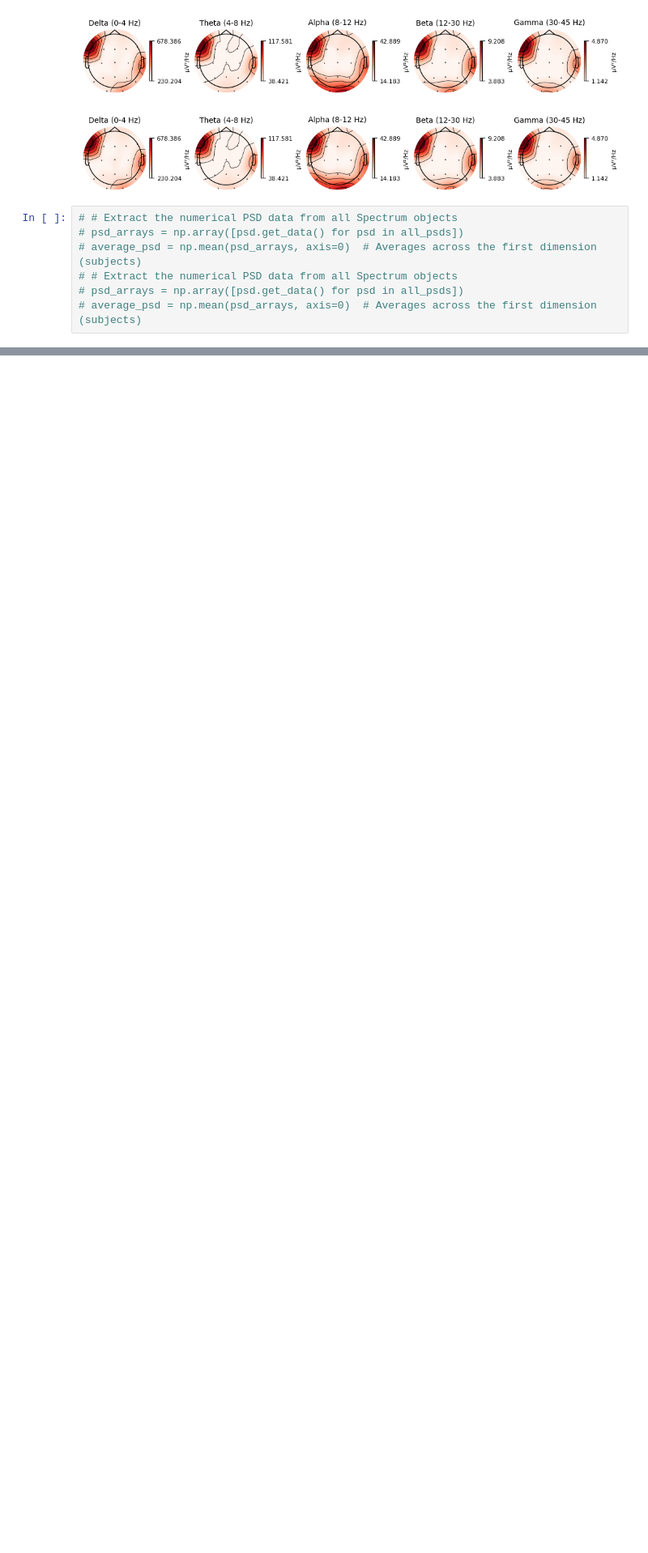
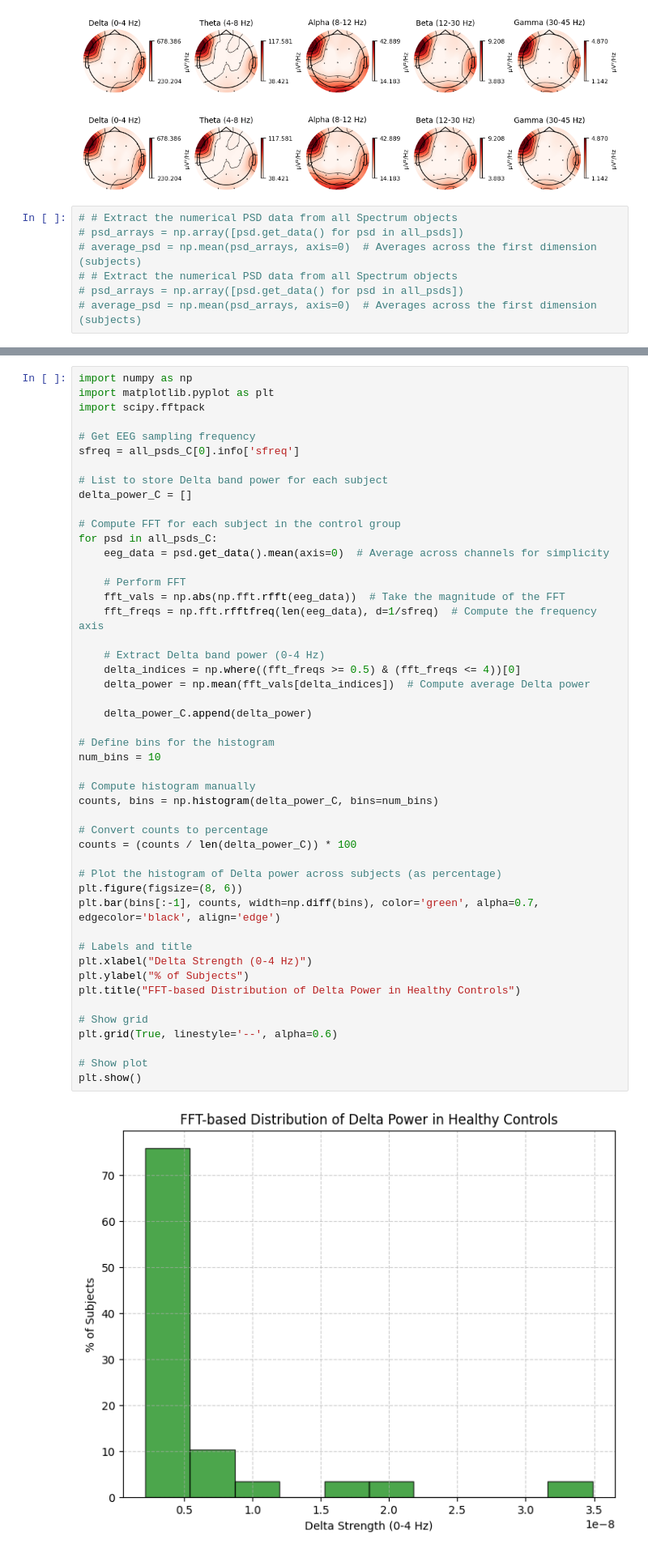
Before and after one commit to ans9868/neuroInfo, a Jupyter notebook: eeg-classification.ipynb, the cells around one changed output, grey strips where cells are left out. Shown at 81% size. Drawn from its saved outputs; the diff is of its cells as text; blank space fills up the shorter version.

```diff
--- a/eeg-classification.ipynb
+++ b/eeg-classification.ipynb
@@ -737,0 +737,50 @@ plt.show()
+# %%
+import numpy as np
+import matplotlib.pyplot as plt
+import scipy.fftpack
+
+# Get EEG sampling frequency
+sfreq = all_psds_C[0].info['sfreq']
+
+# List to store Delta band power for each subject
+delta_power_C = []
+
+# Compute FFT for each subject in the control group
+for psd in all_psds_C:
+    eeg_data = psd.get_data().mean(axis=0)  # Average across channels for simplicity
+
+    # Perform FFT
+    fft_vals = np.abs(np.fft.rfft(eeg_data))  # Take the magnitude of the FFT
+    fft_freqs = np.fft.rfftfreq(len(eeg_data), d=1/sfreq)  # Compute the frequency axis
+
+    # Extract Delta band power (0-4 Hz)
+    delta_indices = np.where((fft_freqs >= 0.5) & (fft_freqs <= 4))[0]
+    delta_power = np.mean(fft_vals[delta_indices])  # Compute average Delta power
+
+    delta_power_C.append(delta_power)
+
+# Define bins for the histogram
+num_bins = 10
+
+# Compute histogram manually
+counts, bins = np.histogram(delta_power_C, bins=num_bins)
+
+# Convert counts to percentage
+counts = (counts / len(delta_power_C)) * 100
+
+# Plot the histogram of Delta power across subjects (as percentage)
+plt.figure(figsize=(8, 6))
+plt.bar(bins[:-1], counts, width=np.diff(bins), color='green', alpha=0.7, edgecolor='black', align='edge')
+
+# Labels and title
+plt.xlabel("Delta Strength (0-4 Hz)")
+plt.ylabel("% of Subjects")
+plt.title("FFT-based Distribution of Delta Power in Healthy Controls")
+
+# Show grid
+plt.grid(True, linestyle='--', alpha=0.6)
+
+# Show plot
+plt.show()
+# %% [output]
+[figure, added]
```
Also changed, not shown: parts of 7 cells of this notebook.
